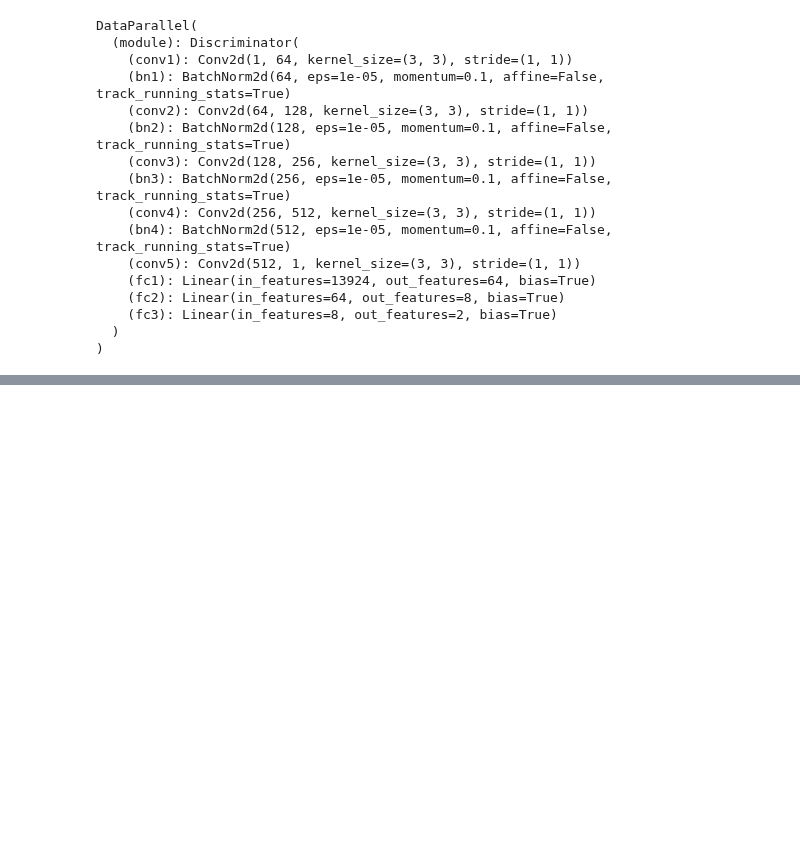
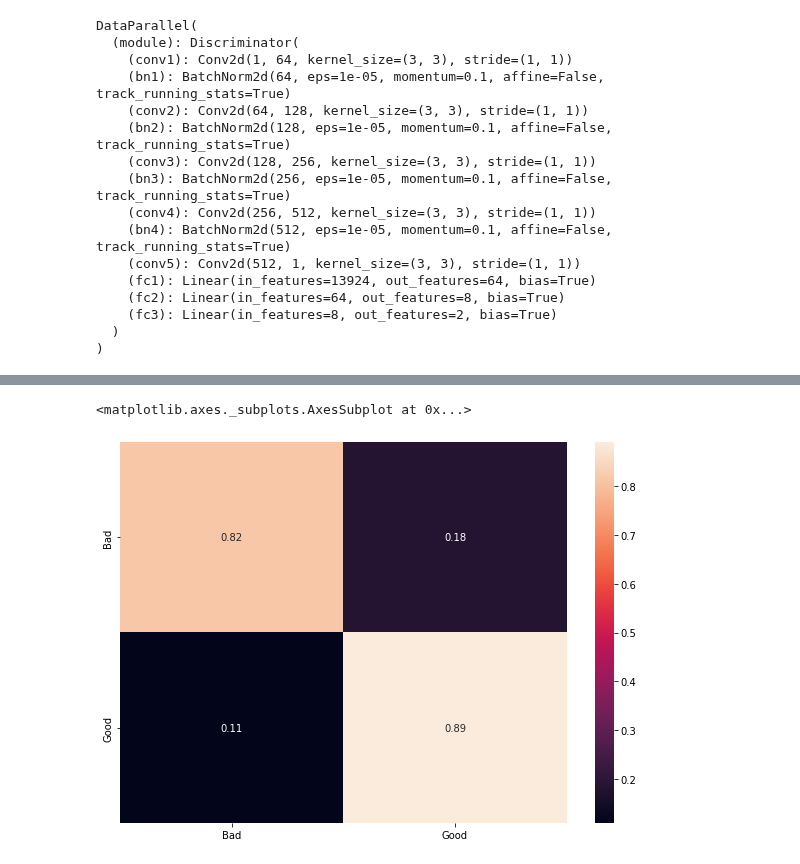
Before and after one commit to lcipolina/escher, a Jupyter notebook: Img_Class/ClipReranker.ipynb, the cells around one changed output, grey strips where cells are left out. Drawn from its saved outputs; the diff is of its cells as text; code cells hidden in the pictures; blank space fills up the shorter version.

Commit message:
With the confusion matrix in percentages

```diff
--- a/Img_Class/ClipReranker.ipynb
+++ b/Img_Class/ClipReranker.ipynb
@@ -169,6 +153,8 @@ def main(pattern, text="a gallery with arches wooden windows and arcades and flo
     score = {}
     score_good = {}
     score_bad = {}
+    actual = []
+    predicted = []
     for path in paths:
         image = preprocess(Image.open(path)).unsqueeze(0).to(device)
         image_disc =  torch.unsqueeze(transform(Image.open(path)), 0)
@@ -180,6 +166,12 @@ def main(pattern, text="a gallery with arches wooden windows and arcades and flo
             logits_per_image, logits_pertext = model(image, text)
             logits_disc = torch.nn.functional.softmax(net(image_disc))
             index = torch.argmax(logits_disc).item()
+            if "bad" in path.lower():
+              actual.append(0)
+            else:
+              actual.append(1)
+
+            predicted.append(index)
             if index == 0:
               score_bad[path] = logits_per_image.item()
             else:
@@ -193,9 +185,9 @@ def main(pattern, text="a gallery with arches wooden windows and arcades and flo
     for i, path in enumerate(paths):
         out_path = os.path.join(target_folder, f"{i:010d}.png")
         Image.open(path).save(out_path)
-    return score, score_bad, score_good
+    return score, score_bad, score_good, actual, predicted
 #if name == "main":
 #    run(main)
 # %%
-score, score_bad, score_good = main('./a/**/*.png')
+score, score_bad, score_good, actual, predicted = main('./a/**/*.png')
 # %% [output]
@@ -246,0 +254,14 @@ Variance: 0.8471379092630704
+# %%
+from sklearn.metrics import confusion_matrix
+cf_matrix = confusion_matrix(actual, predicted, normalize = "true")
+import seaborn as sn
+import pandas as pd
+import matplotlib.pyplot as plt
+# %%
+df_cm = pd.DataFrame(cf_matrix, index = [i for i in ["Bad", "Good"]],
+                  columns = [i for i in  ["Bad", "Good"]])
+plt.figure(figsize = (10,7))
+sn.heatmap(df_cm, annot=True)
+# %% [output]
+<matplotlib.axes._subplots.AxesSubplot at 0x...>
+[figure, added]
```
Also changed, not shown: parts of 5 cells of this notebook.
